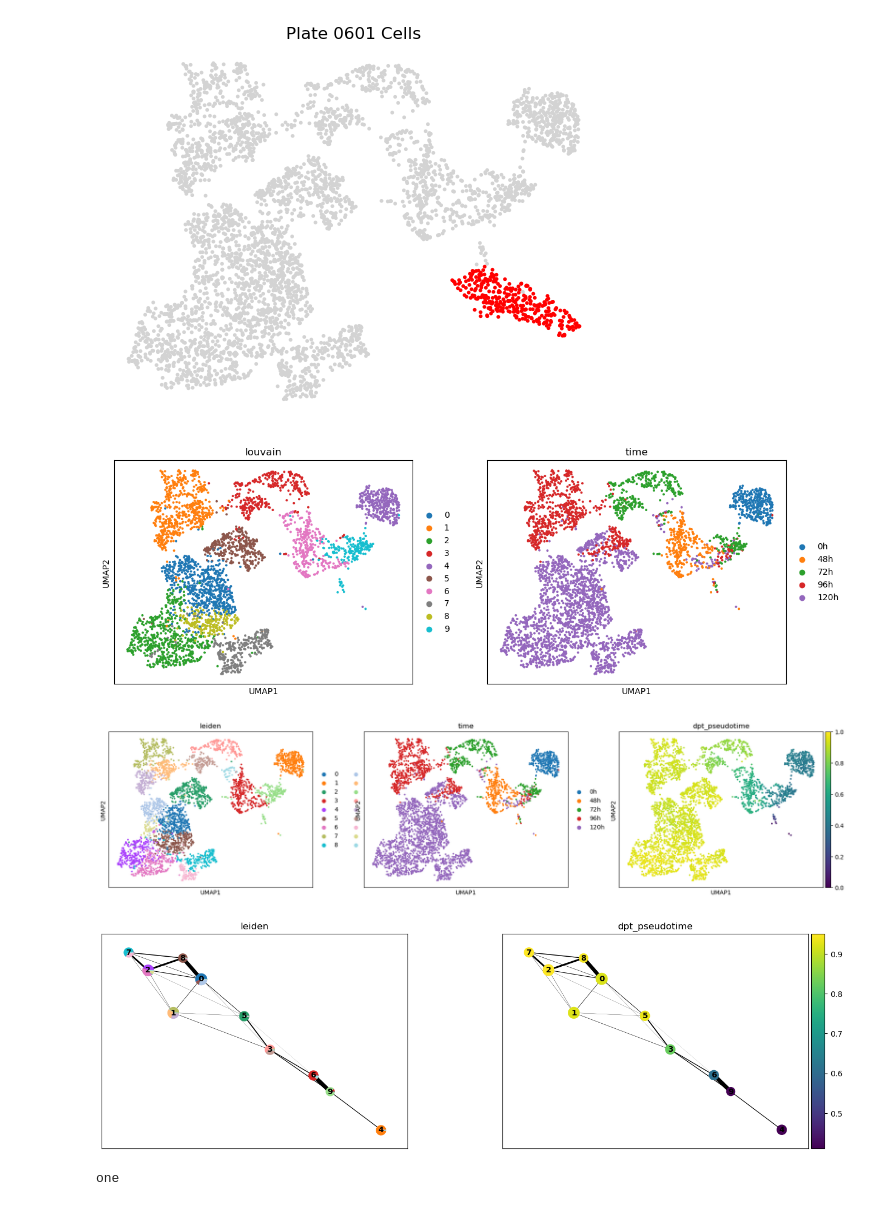
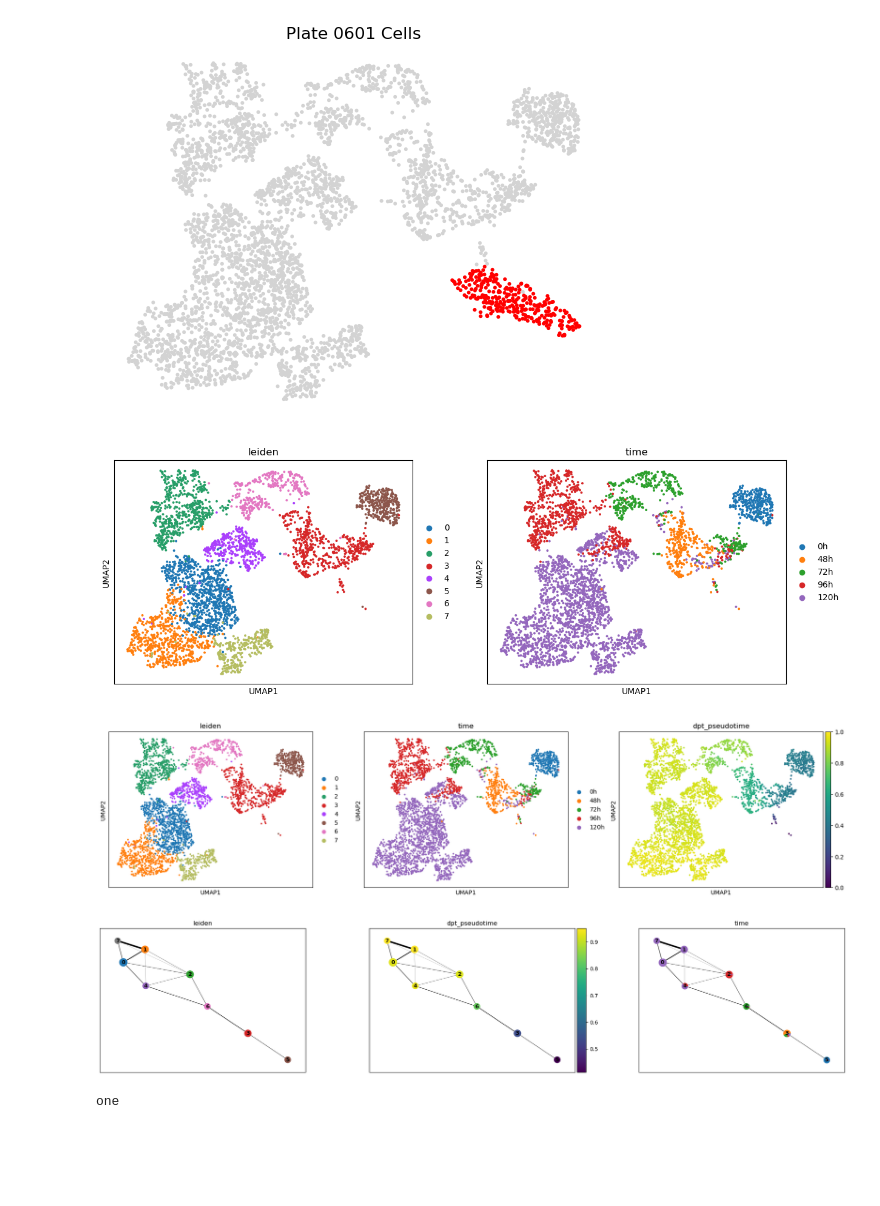
Before and after one commit to incredible-maker/scRNA_analysis, a Jupyter notebook: updated_process2.ipynb, the cells around one changed output. Drawn from its saved outputs; the diff is of its cells as text; code cells hidden in the pictures; blank space fills up the shorter version.

```diff
--- a/updated_process2.ipynb
+++ b/updated_process2.ipynb
@@ -227,19 +229,22 @@ remove0 = ~((fullprocess.obs['louvain'] == '5') & (fullprocess.obs['time'] == '0
 filtered_data = fullprocess[remove0]
 # %%
 filtered_data.write_h5ad('/home/jacky/huaitaodata/scRNA/filtered_data.h5ad')
+# %%
+import scanpy as sc
+filtered_data=sc.read_h5ad('/home/jacky/huaitaodata/scRNA/filtered_data.h5ad')
 # %%
 import scanpy as sc
 
 # 1. 计算邻居
-sc.pp.neighbors(filtered_data, n_neighbors=10, use_rep='X_pca')  # 使用 PCA 表示，你可以根据需要更改
+sc.pp.neighbors(filtered_data, n_neighbors=20, use_rep='X_pca')  # 使用 PCA 表示，你可以根据需要更改
 
 # 2. 使用 Louvain 聚类
-sc.tl.leiden(filtered_data, resolution=1.0)  # 可以调整 resolution 参数以获得更细或更粗的聚类
+sc.tl.leiden(filtered_data, resolution=0.4)  # 可以调整 resolution 参数以获得更细或更粗的聚类
 
 # 可视化聚类结果
-sc.pl.umap(filtered_data, color=['louvain','time'])
+sc.pl.umap(filtered_data, color=['leiden','time'])
 # %% [output]
-[figure, old version]
+[figure, new version]
 # %%
 import numpy as np
 root_cells = filtered_data.obs_names[filtered_data.obs['louvain'] == '4'][0]
@@ -251,11 +256,11 @@ sc.tl.paga(filtered_data, groups='louvain')
 # %%
 sc.pl.umap(filtered_data, color=['leiden','time','dpt_pseudotime'])
 # %% [output]
-[figure, old version]
+[figure, new version]
 # %%
-sc.pl.paga(filtered_data, color=['leiden', 'dpt_pseudotime'])
+sc.pl.paga(filtered_data, color=['leiden', 'dpt_pseudotime','time'])
 # %% [output]
-[figure, old version]
+[figure, new version]
 # %%
 print("one")
 # %% [output]
```
Also changed, not shown: parts of 2 cells of this notebook.
